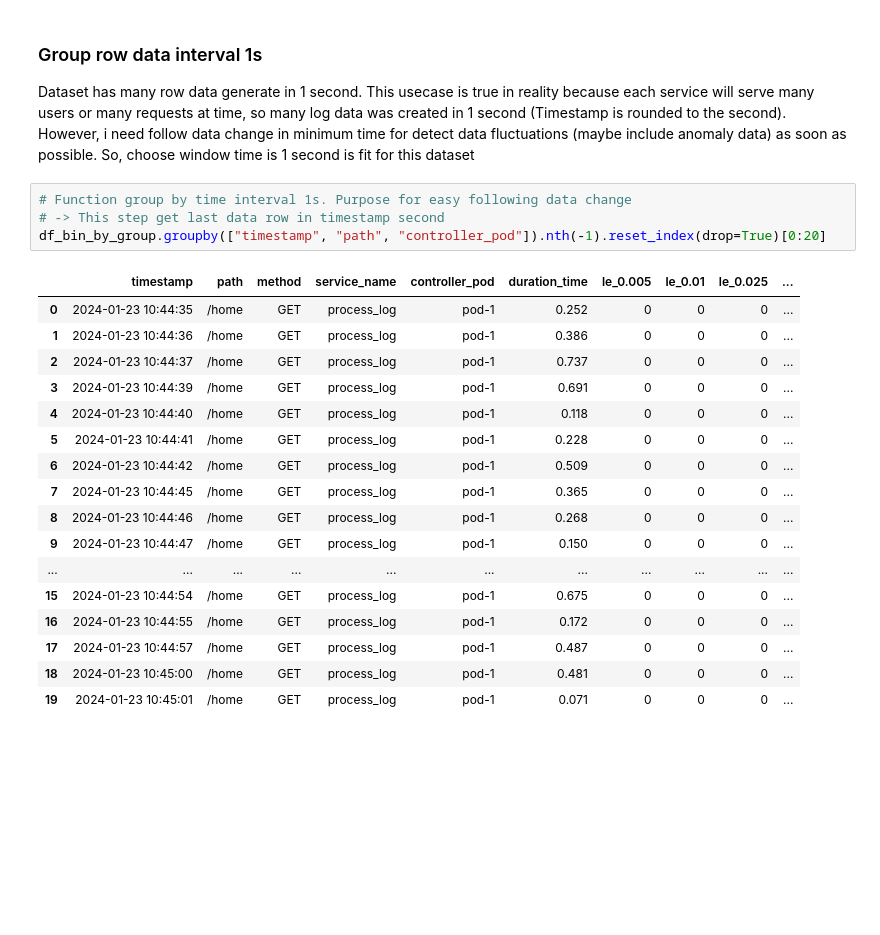
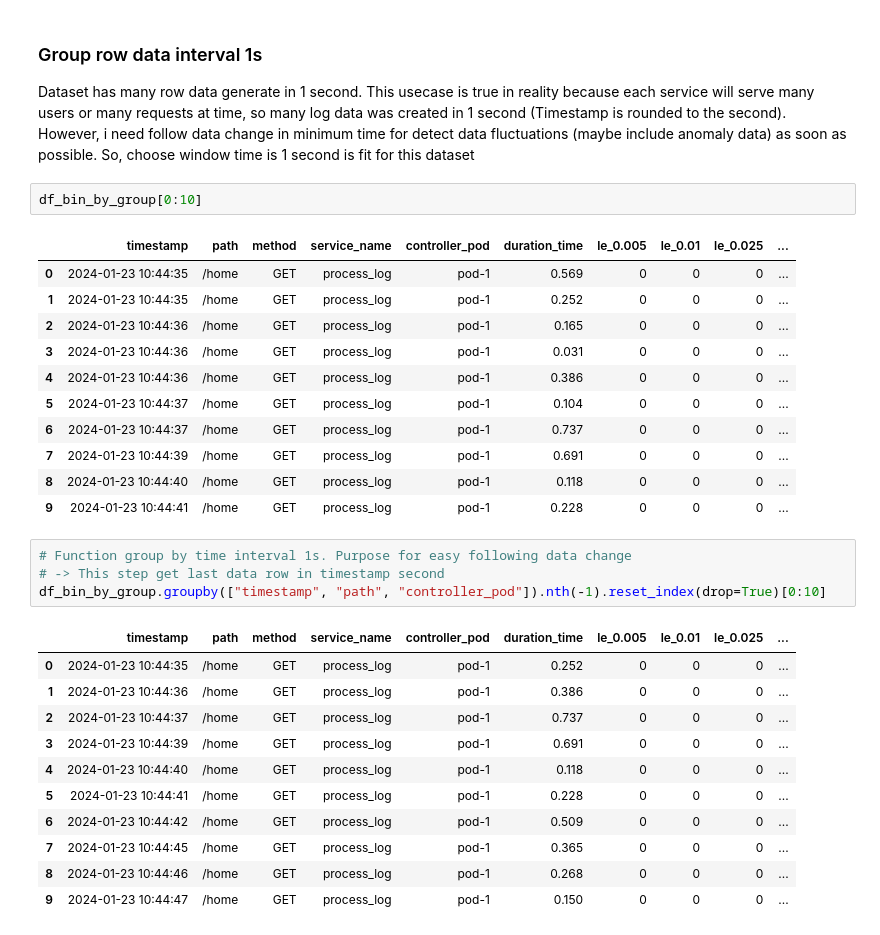
Before and after one commit to vuvietnguyenit/data_analystic, a Jupyter notebook: notebooks/calculate_latency_duration_time.ipynb, the cells around one changed output. Saved outputs shown, nothing was run; the diff lists cells and outputs as text; blank space fills up the shorter version.

```diff
--- a/notebooks/calculate_latency_duration_time.ipynb
+++ b/notebooks/calculate_latency_duration_time.ipynb
@@ -179,27 +179,35 @@ df_bin_by_group  # <- Standardlized dataframe
 # %% [markdown]
 ### Group row data interval 1s
 Dataset has many row data generate in 1 second. This usecase is true in reality because each service will serve many users or many requests at time, so many log data was created in 1 second (Timestamp is rounded to the second). However, i need follow data change in minimum time for detect data fluctuations (maybe include anomaly data) as soon as possible. So, choose window time is 1 second is fit for this dataset
+# %%
+df_bin_by_group[0:10]
+# %% [output]
+|  | timestamp | path | method | service_name | controller_pod | duration_time | le_0.005 | le_0.01 | le_0.025 | ... |
+| 0 | 2024-01-23 10:44:35 | /home | GET | process_log | pod-1 | 0.569 | 0 | 0 | 0 | ... |
+| 1 | 2024-01-23 10:44:35 | /home | GET | process_log | pod-1 | 0.252 | 0 | 0 | 0 | ... |
+| 2 | 2024-01-23 10:44:36 | /home | GET | process_log | pod-1 | 0.165 | 0 | 0 | 0 | ... |
+| 3 | 2024-01-23 10:44:36 | /home | GET | process_log | pod-1 | 0.031 | 0 | 0 | 0 | ... |
+| 4 | 2024-01-23 10:44:36 | /home | GET | process_log | pod-1 | 0.386 | 0 | 0 | 0 | ... |
+| 5 | 2024-01-23 10:44:37 | /home | GET | process_log | pod-1 | 0.104 | 0 | 0 | 0 | ... |
+| 6 | 2024-01-23 10:44:37 | /home | GET | process_log | pod-1 | 0.737 | 0 | 0 | 0 | ... |
+| 7 | 2024-01-23 10:44:39 | /home | GET | process_log | pod-1 | 0.691 | 0 | 0 | 0 | ... |
+| 8 | 2024-01-23 10:44:40 | /home | GET | process_log | pod-1 | 0.118 | 0 | 0 | 0 | ... |
+| 9 | 2024-01-23 10:44:41 | /home | GET | process_log | pod-1 | 0.228 | 0 | 0 | 0 | ... |
 # %%
 # Function group by time interval 1s. Purpose for easy following data change
 # -> This step get last data row in timestamp second
-df_bin_by_group.groupby(["timestamp", "path", "controller_pod"]).nth(-1).reset_index(drop=True)[0:20]
+df_bin_by_group.groupby(["timestamp", "path", "controller_pod"]).nth(-1).reset_index(drop=True)[0:10]
 # %% [output]
 |  | timestamp | path | method | service_name | controller_pod | duration_time | le_0.005 | le_0.01 | le_0.025 | ... |
 | 0 | 2024-01-23 10:44:35 | /home | GET | process_log | pod-1 | 0.252 | 0 | 0 | 0 | ... |
 | 1 | 2024-01-23 10:44:36 | /home | GET | process_log | pod-1 | 0.386 | 0 | 0 | 0 | ... |
 | 2 | 2024-01-23 10:44:37 | /home | GET | process_log | pod-1 | 0.737 | 0 | 0 | 0 | ... |
 | 3 | 2024-01-23 10:44:39 | /home | GET | process_log | pod-1 | 0.691 | 0 | 0 | 0 | ... |
 | 4 | 2024-01-23 10:44:40 | /home | GET | process_log | pod-1 | 0.118 | 0 | 0 | 0 | ... |
 | 5 | 2024-01-23 10:44:41 | /home | GET | process_log | pod-1 | 0.228 | 0 | 0 | 0 | ... |
 | 6 | 2024-01-23 10:44:42 | /home | GET | process_log | pod-1 | 0.509 | 0 | 0 | 0 | ... |
 | 7 | 2024-01-23 10:44:45 | /home | GET | process_log | pod-1 | 0.365 | 0 | 0 | 0 | ... |
 | 8 | 2024-01-23 10:44:46 | /home | GET | process_log | pod-1 | 0.268 | 0 | 0 | 0 | ... |
 | 9 | 2024-01-23 10:44:47 | /home | GET | process_log | pod-1 | 0.150 | 0 | 0 | 0 | ... |
-| ... | ... | ... | ... | ... | ... | ... | ... | ... | ... | ... |
-| 15 | 2024-01-23 10:44:54 | /home | GET | process_log | pod-1 | 0.675 | 0 | 0 | 0 | ... |
-| 16 | 2024-01-23 10:44:55 | /home | GET | process_log | pod-1 | 0.172 | 0 | 0 | 0 | ... |
-| 17 | 2024-01-23 10:44:57 | /home | GET | process_log | pod-1 | 0.487 | 0 | 0 | 0 | ... |
-| 18 | 2024-01-23 10:45:00 | /home | GET | process_log | pod-1 | 0.481 | 0 | 0 | 0 | ... |
-| 19 | 2024-01-23 10:45:01 | /home | GET | process_log | pod-1 | 0.071 | 0 | 0 | 0 | ... |
 # %% [markdown]
 ### Plot data following
```
Also changed, not shown: parts of 10 cells of this notebook, 1 other file.
